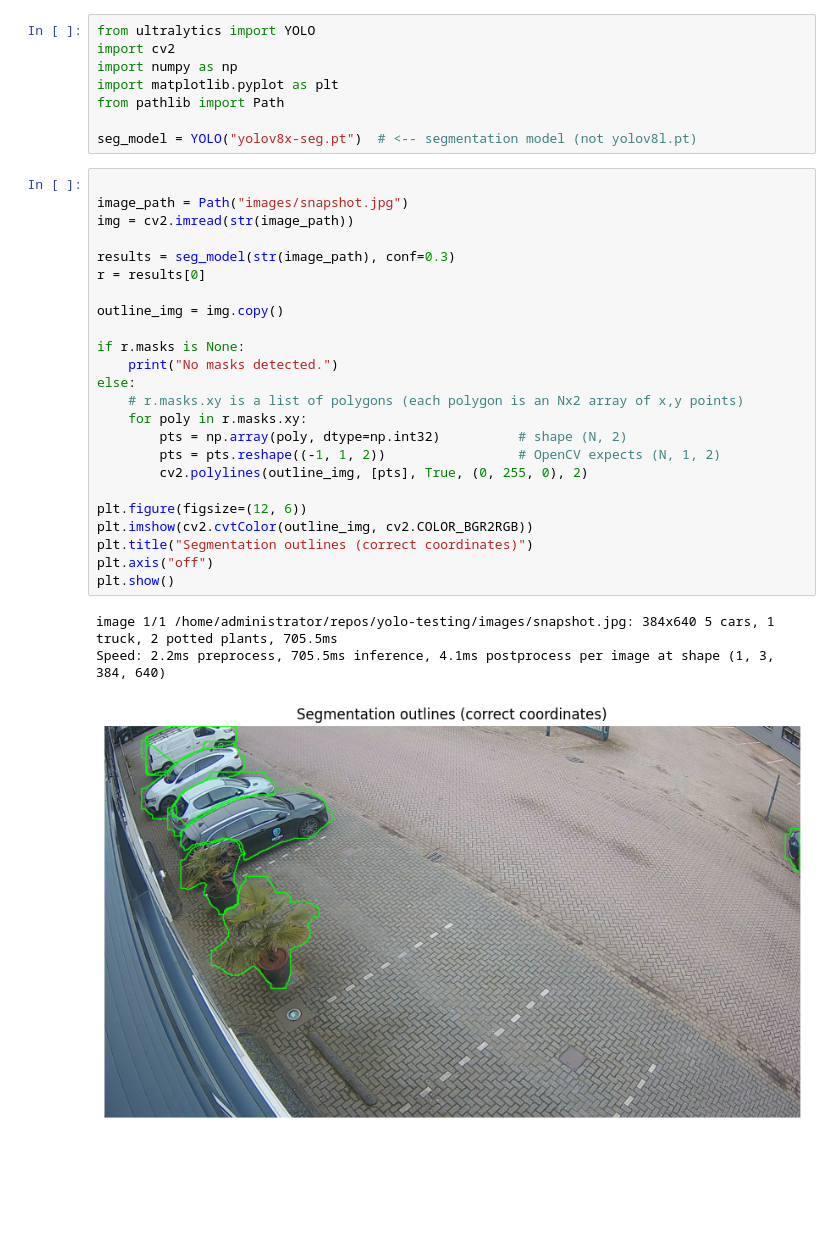
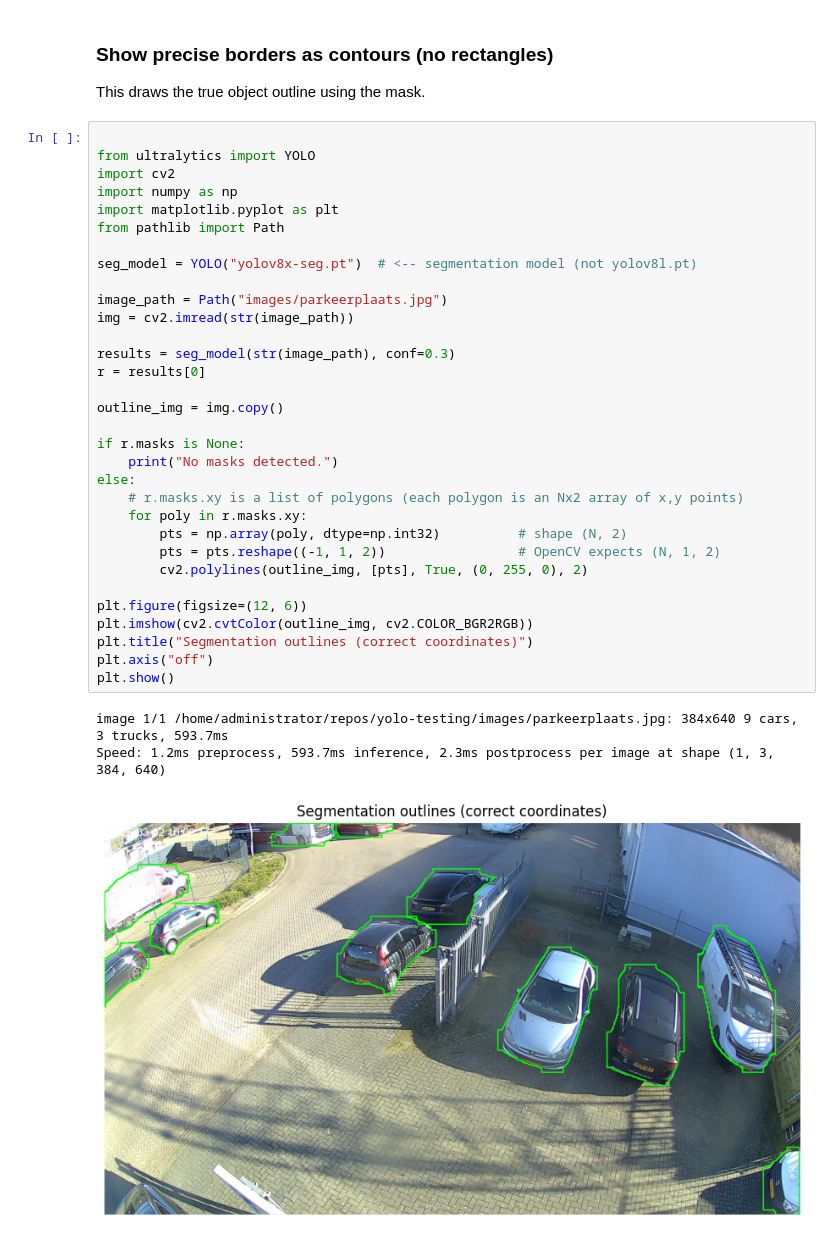
Before and after one commit to woutvddungen-2/yolo-testing, a Jupyter notebook: notebooks/Yolo-segmentation.ipynb, the cells around one changed output. Drawn from its saved outputs; the diff is of its cells as text; blank space fills up the shorter version.

Commit message:
Updated segmentation notebook

```diff
--- a/notebooks/Yolo-segmentation.ipynb
+++ b/notebooks/Yolo-segmentation.ipynb
@@ -1,36 +1,40 @@
-# %%
-from ultralytics import YOLO
-import cv2
-import numpy as np
-import matplotlib.pyplot as plt
-from pathlib import Path
-
-seg_model = YOLO("yolov8x-seg.pt")  # <-- segmentation model (not yolov8l.pt)
+# %% [markdown]
+### Show precise borders as contours (no rectangles)
+
+This draws the true object outline using the mask.
 # %%
 
-image_path = Path("images/snapshot.jpg")
+from ultralytics import YOLO
+import cv2
+import numpy as np
+import matplotlib.pyplot as plt
+from pathlib import Path
+
+seg_model = YOLO("yolov8x-seg.pt")  # <-- segmentation model (not yolov8l.pt)
+
+image_path = Path("images/parkeerplaats.jpg")
 img = cv2.imread(str(image_path))
 
 results = seg_model(str(image_path), conf=0.3)
 r = results[0]
 
 outline_img = img.copy()
 
 if r.masks is None:
     print("No masks detected.")
 else:
     # r.masks.xy is a list of polygons (each polygon is an Nx2 array of x,y points)
     for poly in r.masks.xy:
         pts = np.array(poly, dtype=np.int32)          # shape (N, 2)
         pts = pts.reshape((-1, 1, 2))                 # OpenCV expects (N, 1, 2)
         cv2.polylines(outline_img, [pts], True, (0, 255, 0), 2)
 
 plt.figure(figsize=(12, 6))
 plt.imshow(cv2.cvtColor(outline_img, cv2.COLOR_BGR2RGB))
 plt.title("Segmentation outlines (correct coordinates)")
 plt.axis("off")
 plt.show()
 # %% [output]
-image 1/1 /home/administrator/repos/yolo-testing/images/snapshot.jpg: 384x640 5 cars, 1 truck, 2 potted plants, 705.5ms
-Speed: 2.2ms preprocess, 705.5ms inference, 4.1ms postprocess per image at shape (1, 3, 384, 640)
+image 1/1 /home/administrator/repos/yolo-testing/images/parkeerplaats.jpg: 384x640 9 cars, 3 trucks, 593.7ms
+Speed: 1.2ms preprocess, 593.7ms inference, 2.3ms postprocess per image at shape (1, 3, 384, 640)
-[figure, old version]
+[figure, new version]
```
Also changed, not shown: parts of 4 cells of this notebook, 1 other file.
